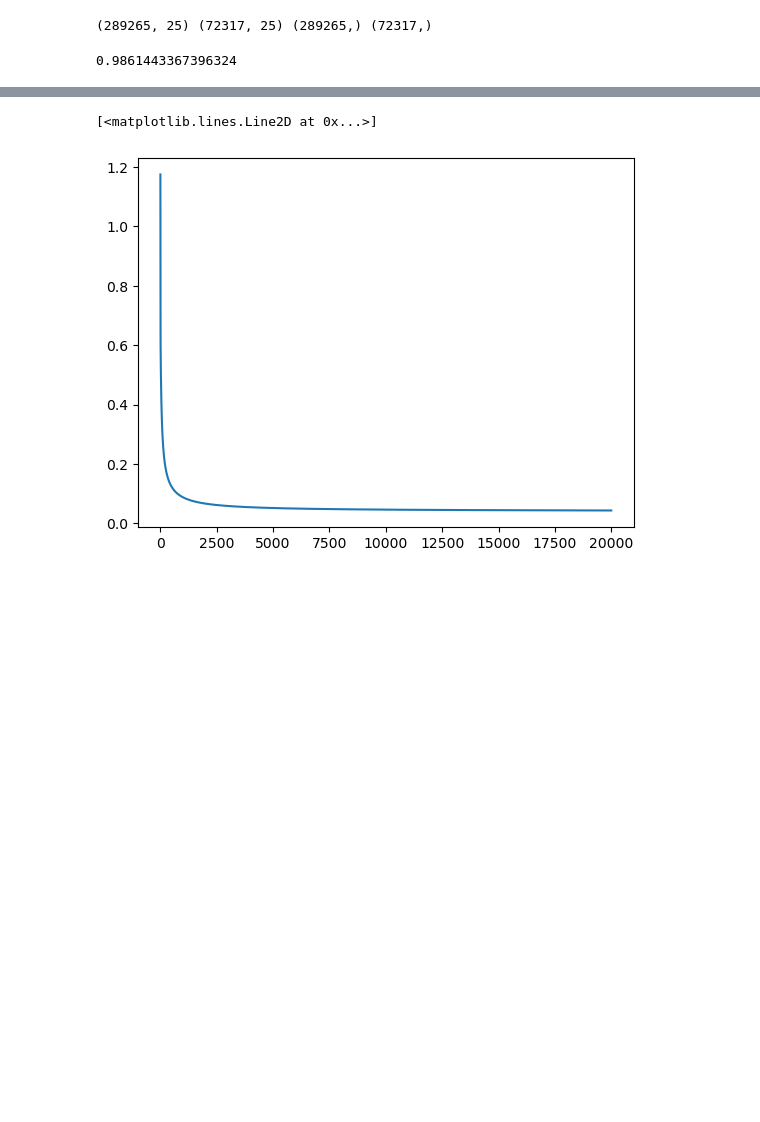
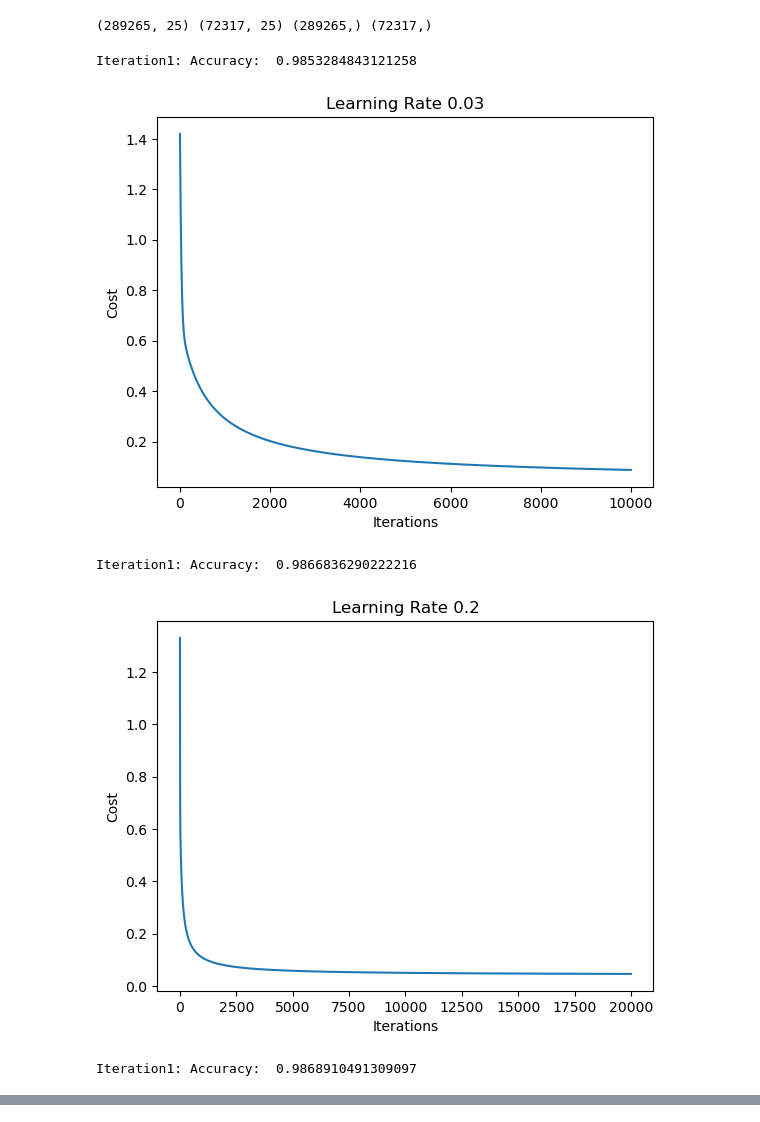
Before and after one commit to nik-052/Classification-and-Regression-Methods, a Jupyter notebook: Breeding Bird Atlas.ipynb, the cells around one changed output, grey strips where cells are left out. Saved outputs shown, nothing was run; the diff lists cells and outputs as text; code cells hidden in the pictures; blank space fills up the shorter version.

Commit message:
Made changes in model

```diff
--- a/Breeding Bird Atlas.ipynb
+++ b/Breeding Bird Atlas.ipynb
@@ -510,10 +413,23 @@ class LogitRegression():
 # %%
-model = LogitRegression(learning_rate=0.3 ,iterations=20000)
-loss = model.fit(X_train, y_train)
+hyperparamters = [[0.03,10000],[0.2,20000],[0.4,30000]] # learning_rate , iterations
 
-predictions = model.predict(X_test)
+for i in hyperparamters:
+    j = 1
+    model = LogitRegression(learning_rate=i[0] ,iterations=i[1])
+    loss = model.fit(X_train, y_train)
+    predictions = model.predict(X_test)
+    print(f"Iteration{j}: Accuracy: ",np.mean(predictions == y_test))
 
+    j+=1
 
-print(np.mean(predictions == y_test))
+    plt.plot(loss)
+    plt.xlabel("Iterations")
+    plt.ylabel("Cost")
+    plt.title(f"Learning Rate {i[0]}")
+    plt.show()
 # %% [output]
-0.9861443367396324
+Iteration1: Accuracy:  0.9853284843121258
+[figure, added]
+Iteration1: Accuracy:  0.9866836290222216
+[figure, added]
+Iteration1: Accuracy:  0.9868910491309097
@@ -520,7 +437,2 @@ print(np.mean(predictions == y_test))
-# %%
-plt.plot(loss)
-# %% [output]
-[<matplotlib.lines.Line2D at 0x...>]
-[figure, removed]
 # %%
 # df.to_excel('updated_file.xlsx', index=False)
```
Also changed, not shown: parts of 12 cells of this notebook, 2 other files.
